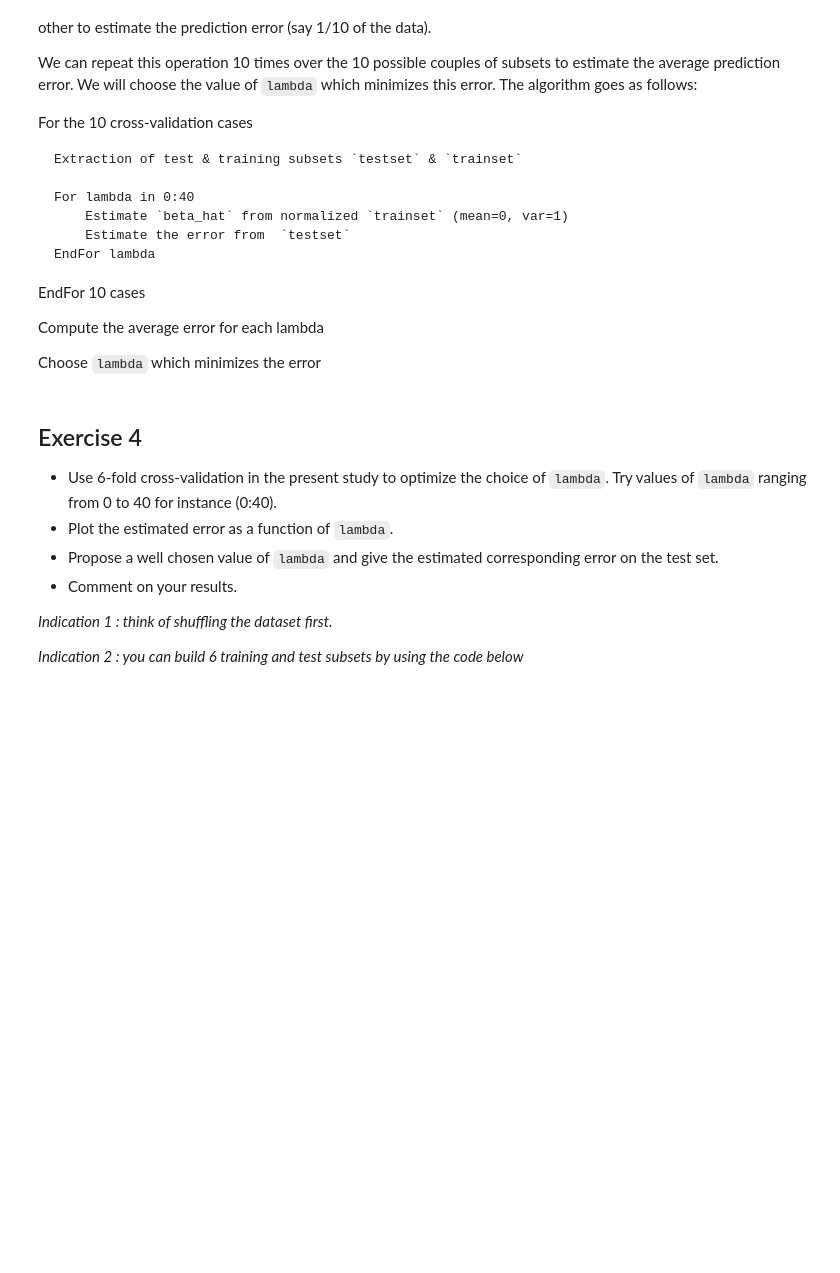
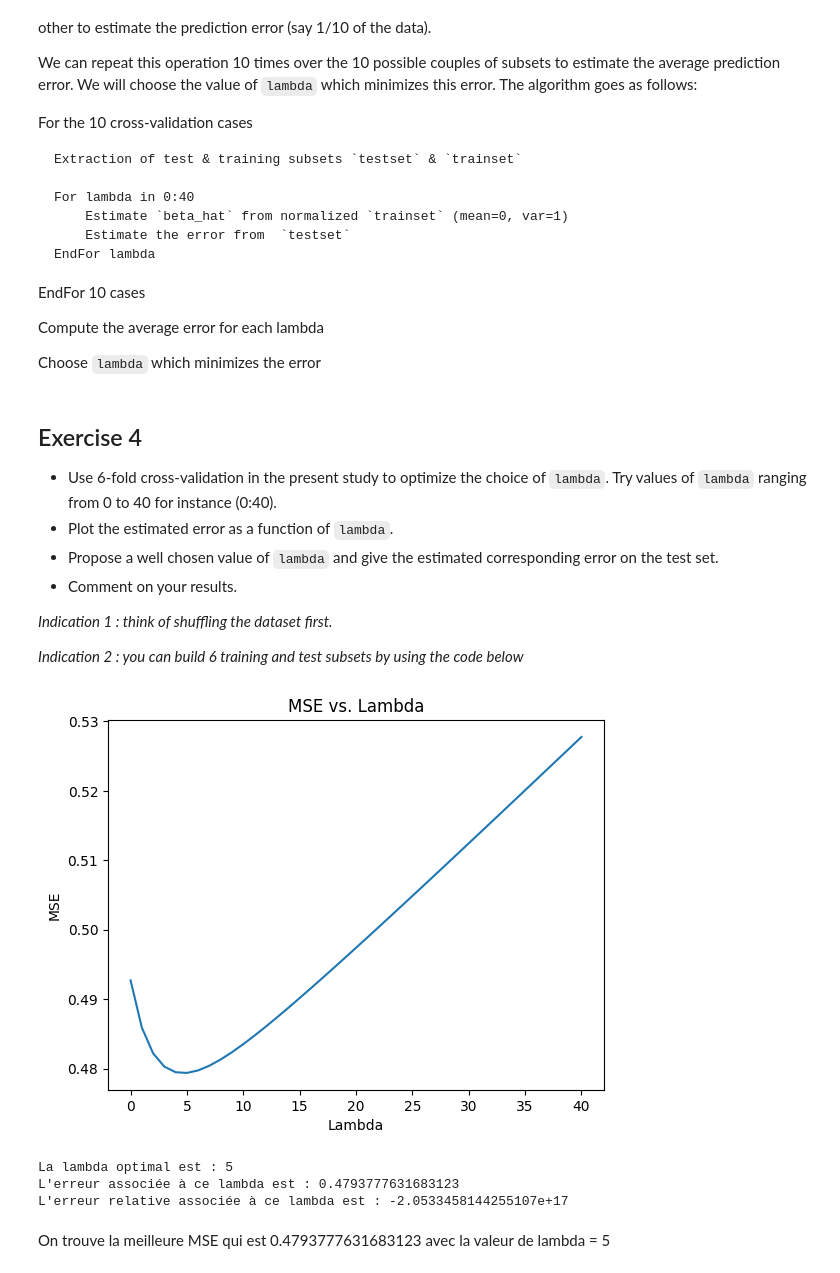
Before and after one commit to mcaron01/decsion-et-apprentissage-sdi, a Jupyter notebook: TP1/TP1_CARON/TP1_archive/TP1_CARON.ipynb, the cells around one changed output. Drawn from its saved outputs; the diff is of its cells as text; code cells hidden in the pictures; blank space fills up the shorter version.

```diff
--- a/TP1/TP1_CARON/TP1_archive/TP1_CARON.ipynb
+++ b/TP1/TP1_CARON/TP1_archive/TP1_CARON.ipynb
@@ -352,6 +352,11 @@ variances of the training data set (see exercise 3.5 p. 95 in Hastie & Tibshiran
 # %%
 t = data_train[:,8]   # column of targets
 t0 = np.mean(t)
+
+# On centre pour la target
+moy_target = np.mean(t)
+t = (t - moy_target)
+t_test = (t_test - moy_target)
 
 # Supposons que X_c et t_c sont déjà calculés comme décrit précédemment
 lambda_value = 25
@@ -431,22 +436,17 @@ error on the test set.
 
 *Indication 2 : you can build 6 training and test subsets by using the code below*
 # %%
+# On choisit les valeurs de lambda qu'on veut tester (ici de 0 à 40)
 lmax = 40
-lambda_pos = arange(0,lmax+1)
+lambda_pos = np.arange(0,lmax+1)
+
+# Shuffle the dataset
+np.random.shuffle(data_train)
 
 N_test = 10
-m=np.zeros(8)
+m = np.zeros(8)
 s = np.zeros(8)
 X_traink = np.zeros((X_train.shape[0]-N_test,8))
 X_testk = np.zeros((N_test,8))
 erreur = np.zeros((6,lmax+1))
 erreur_rel = np.zeros((6,lmax+1))
-# %%
-# Exercise 4
-for p in range(6):   # loop on test subsets
-    # extraction of testset
-    testset  = data_train[arange(p*N_test,(p+1)*N_test),0:9]
-    # extraction of trainset
-    trainset = data_train[hstack((arange(p*N_test),arange((p+1)*N_test,data_train.shape[0]))),0:9]
-    # normalization of entries,
-    # ...
@@ -465,0 +494,31 @@ for p in range(6):   # loop on test subsets
+# %%
+# On fait la moyenne des erreurs pour chaque lambda
+average_errors = np.mean(erreur, axis=0)
+average_errors_rel =np.mean(erreur_rel, axis = 0)
+# %%
+import matplotlib.pyplot as plt
+
+# Create a line plot
+plt.plot(lambda_pos, average_errors)
+
+# Add labels and title
+plt.xlabel('Lambda')
+plt.ylabel('MSE')
+plt.title('MSE vs. Lambda')
+
+# Show the plot
+plt.show()
+# %% [output]
+[figure, added]
+# %%
+# On cherche le lambda pour lequel la valeur de la MSE est la plus petite
+best_lambda = np.argmin(average_errors)
+print(f"La lambda optimal est : {best_lambda}")
+print(f"L'erreur associée à ce lambda est : {average_errors[best_lambda]}")
+print(f"L'erreur relative associée à ce lambda est : {average_errors_rel[best_lambda]}")
+# %% [output]
+La lambda optimal est : 5
+L'erreur associée à ce lambda est : 0.4793777631683123
+L'erreur relative associée à ce lambda est : -2.0533458144255107e+17
+# %% [markdown]
+On trouve la meilleure MSE qui est 0.4793777631683123 avec la valeur de lambda = 5
```
Also changed, not shown: parts of 11 cells of this notebook.
